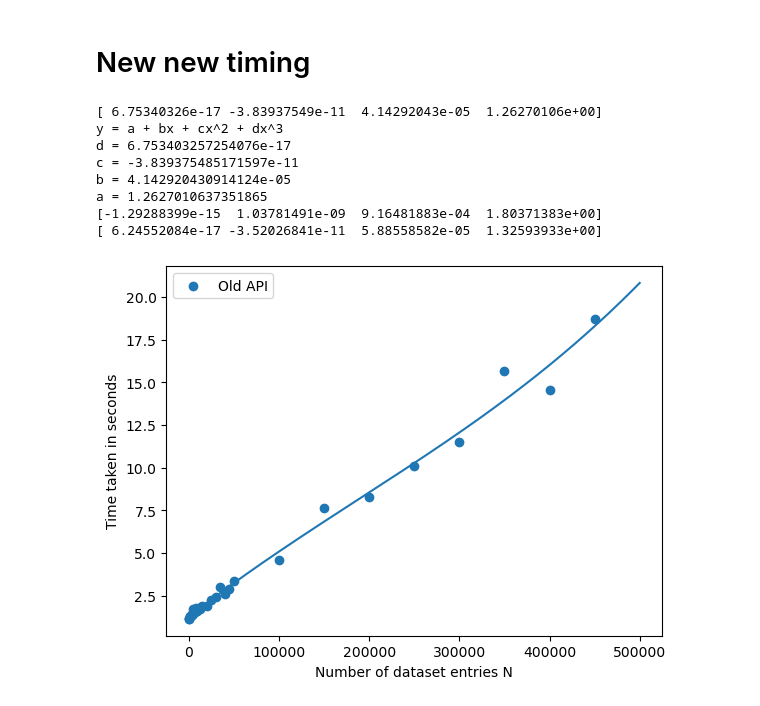
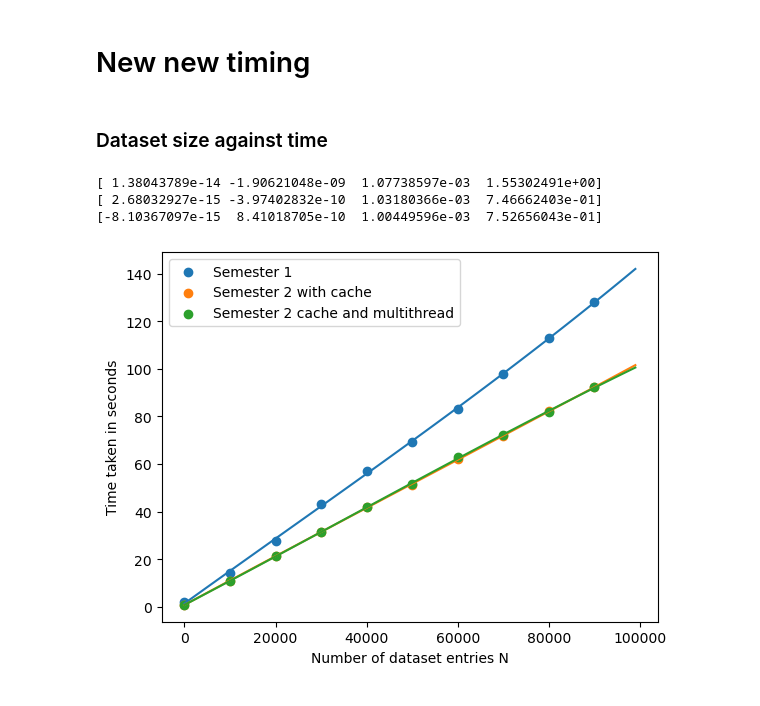
Before and after one commit to SplitSky/resdata, a Jupyter notebook: notebooks/Timing functions.ipynb, the cells around one changed output. Cells and saved outputs as stored; diff of their text form; code cells hidden in the pictures.

```diff
--- a/notebooks/Timing functions.ipynb
+++ b/notebooks/Timing functions.ipynb
@@ -322,65 +322,60 @@ thread2.join()
 TypeError: unhashable type: 'list'
 # %% [markdown]
 # New new timing
+# %% [markdown]
+### Dataset size against time
 # %%
 import numpy as np
 import matplotlib.pyplot as plt
 # old data
-x_abs = np.arange(0,500000,1)
-x = [1, 1001, 2001, 3001, 4001, 5001, 6001, 7001, 8001, 9001, 10001, 11001, 12001, 13001]
-y = [1.1647310329972242, 1.2956228000002739, 1.3288862730005349, 1.3721453140024096, 1.4292644240013033, 1.7015442980009539, 1.6298158149984374, 1.5373588500006008, 1.753402942998946, 1.609024634999514, 1.7355950379969727, 1.699365611999383, 1.7429397719970439, 1.8349866409989772]
-x2 = np.array([1, 5001, 10001, 15001, 20001, 25001, 30001, 35001, 40001, 45001])
-y2 = np.array([1.2069984449990443, 1.4550915790023282, 1.6986860850010999, 1.9136124949982332, 1.8797133890002442, 2.27040117100114, 2.4173573080006463, 2.9924234690006415, 2.6126856149967352, 2.8855978429965035])
-x = np.concatenate((x,x2))
-y = np.concatenate((y,y2))
-#plt.scatter(x,y, label="Old API")
-x2 = np.array([1, 50001, 100001, 150001, 200001, 250001, 300001, 350001, 400001, 450001])
-y2 = np.array([1.1430334600008791, 3.3591354849995696, 4.595200873001886, 7.632281021000381, 8.309352140997362, 10.083954669997183, 11.491238360998977, 15.644559226999263, 14.546836325000186, 18.71934500899806])
-x = np.concatenate((x,x2))
-y = np.concatenate((y,y2))
+x_abs = np.arange(0,100000,1000)
+x=[0, 10000, 20000, 30000, 40000, 50000, 60000, 70000, 80000, 90000]
+y=[1.9370907610000359, 14.31611829800022, 27.76208614299958, 43.01399246499932, 57.06589911500032, 69.40096504699977, 83.23451032699995, 97.79610589299955, 113.03963722800017, 128.0035330820001]
 
 coff = np.polyfit(x,y,3)
-print(coff)
-print("y = a + bx + cx^2 + dx^3")
-print("d = " + str(coff[0]))
-print("c = " + str(coff[1]))
-print("b = " + str(coff[2]))
-print("a = " + str(coff[3]))
-plt.scatter(x,y, label="Old API")
+plt.scatter(x,y, label="Semester 1")
 f = lambda x, coff : coff[3] + coff[2]*x + coff[1]*x**2 + coff[0]*x**3
 plt.plot(x_abs, f(x_abs, coff))
 
 # number of dataset entries dependency on time
-# new data - cache + multithread
-x = [1, 50001, 100001, 150001, 200001, 250001, 300001, 350001, 400001, 450001]
-y = [0.9606288120000386, 51.20892082300003, 102.68850534600006, 159.56300362600007, 215.25714954399996, 271.0089081189999, 339.1208709740001, 395.8837432810001, 449.81338104400015, 506.8091981980001]
+# new data - no cache or no multithread
+
+
+
+x = [0, 10000, 20000, 30000, 40000, 50000, 60000, 70000, 80000, 90000]
+y = [1.59718059899933, 12.040914136000538, 22.20516422899982, 33.275151013999675, 42.286958357, 51.80988918799994, 62.6146269840001, 72.28213849299937, 82.86467851399993, 93.00410126500083]
+
+#plt.scatter(x,y, label="Semester 2")
+#plt.plot(x_abs, f(x_abs, coff))
 
 coff = np.polyfit(x,y,3)
 print(coff)
-#plt.scatter(x,y, label="New API - cache + multithread")
-#plt.plot(x_abs, f(x_abs, coff))
-
-
 # new data with cache enabled
-x= [1, 50001, 100001, 150001, 200001, 250001, 300001, 350001, 400001, 450001]
-y = [1.2244014060001973, 3.161064941999939, 9.835744480000358, 8.95321644500018, 9.160076594999737, 16.60774930799971, 17.110849561000123, 21.53231596700016, 22.352629323999736, 26.47465209999973]
+x= [0, 10000, 20000, 30000, 40000, 50000, 60000, 70000, 80000, 90000]
+y=[0.8611950840004283, 10.754028700999697, 21.363570642999548, 31.389242595000724, 41.91990103900025, 51.21813546300018, 62.073974048999844, 71.68615343599959, 82.32624440200016, 92.2875103410006]
 
 coff = np.polyfit(x,y,3)
 print(coff)
-#plt.scatter(x,y, label="Improved API - cache")
-#plt.plot(x_abs, f(x_abs, coff))
+plt.scatter(x,y, label="Semester 2 with cache")
+plt.plot(x_abs, f(x_abs, coff))
+
+# new data with cache and multithreading
+x= [0, 10000, 20000, 30000, 40000, 50000, 60000, 70000, 80000, 90000]
+y=[0.8867142600001898, 10.651210166000055, 21.16087392300051, 31.30209599799946, 42.02718274400013, 51.761872557999595, 62.87305915900015, 72.11619896100001, 82.08008494799924, 92.2495490429992]
+
+coff = np.polyfit(x,y,3)
+print(coff)
+plt.scatter(x,y, label="Semester 2 cache and multithread")
+plt.plot(x_abs, f(x_abs, coff))
+
+
 
 plt.xlabel("Number of dataset entries N")
 plt.ylabel("Time taken in seconds")
 plt.legend()
 plt.show()
 # %% [output]
-[ 6.75340326e-17 -3.83937549e-11  4.14292043e-05  1.26270106e+00]
-y = a + bx + cx^2 + dx^3
-d = 6.753403257254076e-17
-c = -3.839375485171597e-11
-b = 4.142920430914124e-05
-a = 1.2627010637351865
-[-1.29288399e-15  1.03781491e-09  9.16481883e-04  1.80371383e+00]
-[ 6.24552084e-17 -3.52026841e-11  5.88558582e-05  1.32593933e+00]
+[ 1.38043789e-14 -1.90621048e-09  1.07738597e-03  1.55302491e+00]
+[ 2.68032927e-15 -3.97402832e-10  1.03180366e-03  7.46662403e-01]
+[-8.10367097e-15  8.41018705e-10  1.00449596e-03  7.52656043e-01]
-[figure, old version]
+[figure, new version]
```
Also changed, not shown: parts of 4 cells of this notebook, 2 other files.
